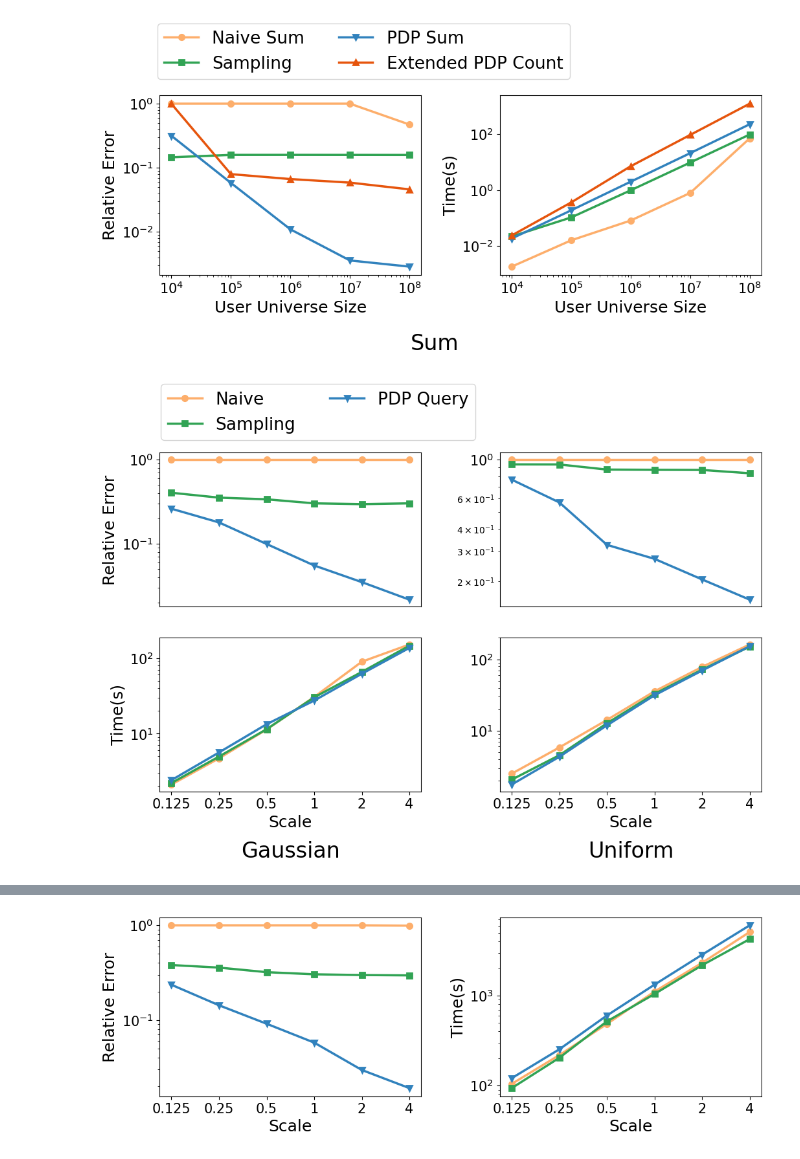
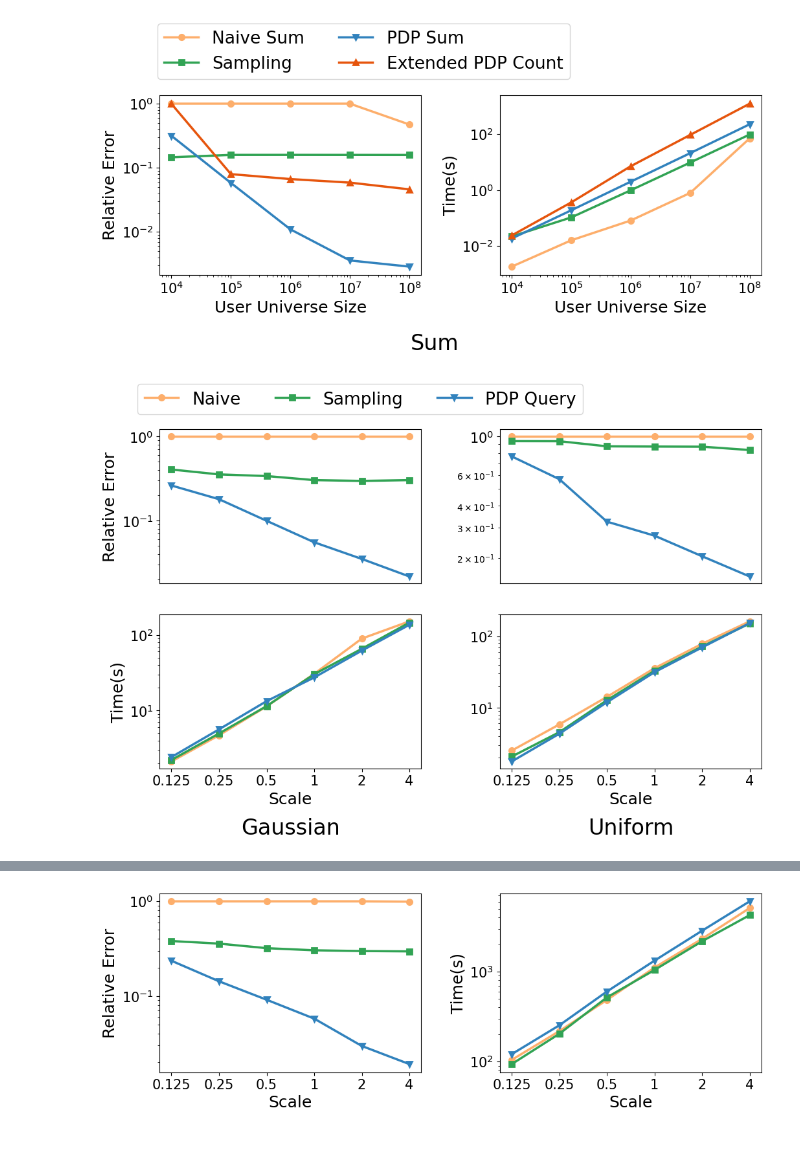
Before and after one commit to PersonalizedDP/Personalized-DP, a Jupyter notebook: figures.ipynb, the cells around one changed output, grey strips where cells are left out. Drawn from its saved outputs; the diff is of its cells as text; code cells hidden in the pictures.

```diff
--- a/figures.ipynb
+++ b/figures.ipynb
@@ -488,11 +488,11 @@ axes[0][0].set_yscale('log')
 # axes[0].set_xscale('log')
 axes[0][0].set_xticks([])
 
-axes[0][0].legend(handles=[line1, line2, line3],bbox_to_anchor=(0.24, 0.5, 1, 1),fontsize=19,ncol=2, facecolor="white")
+axes[0][0].legend(handles=[line1, line2, line3],bbox_to_anchor=(0.65, 0.35, 1, 1),fontsize=19,ncol=3, facecolor="white")
 
 
 axes[1][0].tick_params(axis='both', which='major', labelsize=15)
-line1, =axes[1][0].plot(scale, naive_Q5_time,linewidth = 2.5, linestyle = '-',label='Naive ',
+line1, =axes[1][0].plot(scale, naive_Q5_time,linewidth = 2.5, linestyle = '-',label='Naive',
     marker = 'o',markersize = 6,color=plt.cm.tab20c(6),
     markeredgecolor=plt.cm.tab20c(6),markeredgewidth = 2,markerfacecolor=plt.cm.tab20c(6))
 
@@ -545,34 +545,34 @@ axes[1][1].tick_params(axis='both', which='major', labelsize=15)
 line1, =axes[1][1].plot(scale, naive_Q5_time_uni,linewidth = 2.5, linestyle = '-',label='Naive ',
     marker = 'o',markersize = 6,color=plt.cm.tab20c(6),
     markeredgecolor=plt.cm.tab20c(6),markeredgewidth = 2,markerfacecolor=plt.cm.tab20c(6))
 
 line2, =axes[1][1].plot(scale, sample_Q5_time_uni,linewidth = 2.5, linestyle = '-',label='Sampling',
     marker = 's',markersize = 6,color=plt.cm.tab20c(8),
     markeredgecolor=plt.cm.tab20c(8),markeredgewidth = 2,markerfacecolor=plt.cm.tab20c(8))
 
 line3, =axes[1][1].plot(scale, pdp_Q5_time_uni,linewidth = 2.5, linestyle = '-',label='PDP Query',
     marker = 'v',markersize = 6,color=plt.cm.tab20c(0),
     markeredgecolor=plt.cm.tab20c(0),markeredgewidth = 2,markerfacecolor=plt.cm.tab20c(0))
 
 
 
 #axes[1].set_ylabel('Error(3-Star)',fontsize=22)
 axes[1][1].set_yscale('log')
 # axes[1].set_xscale('log')
 # axes[1][1].set_ylabel('Time(s)',fontsize=18)
 
 axes[1][0].set_xlabel('Scale', fontsize=18)
 axes[1][1].set_xlabel('Scale', fontsize=18)
 
 
 plt.subplots_adjust( wspace=0.3)
 axes[1][0].set_title('Gaussian', y=-0.46, fontsize=24)
 axes[1][1].set_title('Uniform', y=-0.46, fontsize=24)
 
 # plt.show()
 plt.savefig("./pdpQ5.jpg", bbox_inches='tight')
 # %% [output]
-[figure, old version]
+[figure, new version]
 # %%
 fig, axes = plt.subplots(2,2, figsize=(12, 6.8))
 
```
Also changed, not shown: parts of 4 cells of this notebook, 2 other files.
